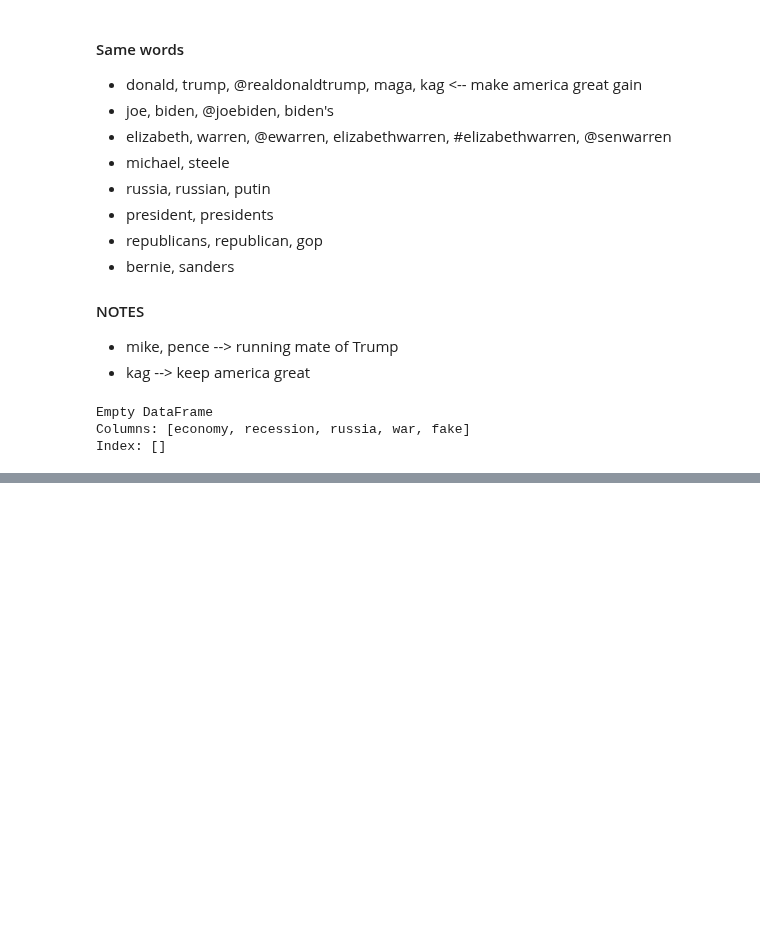
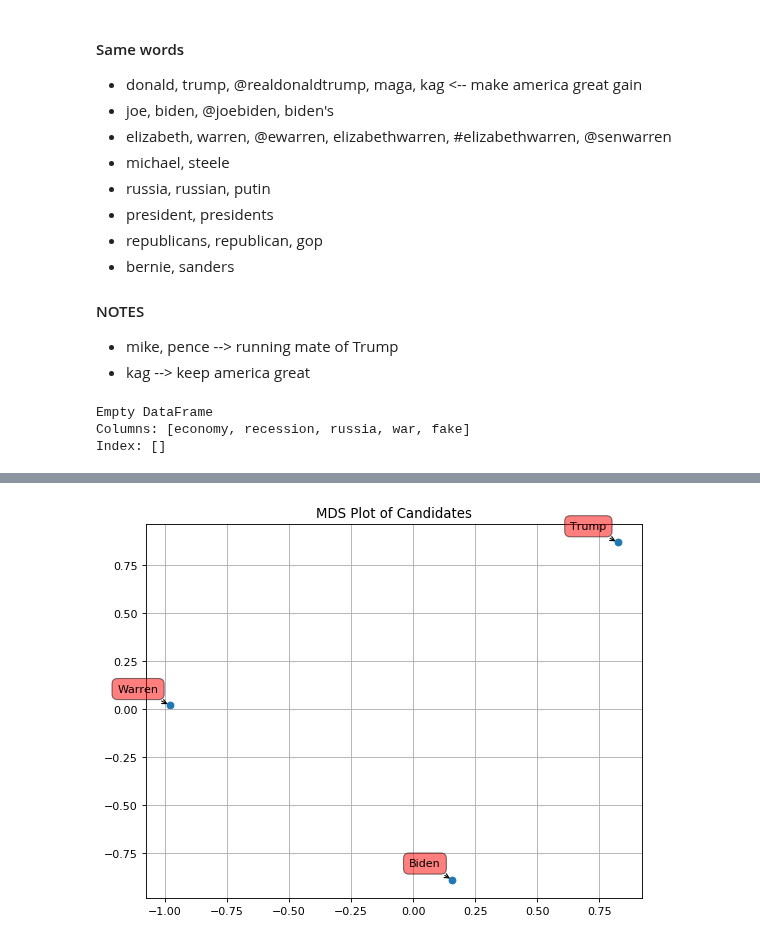
Before and after one commit to abhi-vik/ugc-analytics, a Jupyter notebook: assignments/second/assignment-2.ipynb, the cells around one changed output, grey strips where cells are left out. Cells and saved outputs as stored; diff of their text form; code cells hidden in the pictures; blank space fills up the shorter version.

Commit message:
starting mds plot

```diff
--- a/assignments/second/assignment-2.ipynb
+++ b/assignments/second/assignment-2.ipynb
@@ -273,0 +330,29 @@ do_lift(candidates,key_issues)
+# %%
+# MDS Plot
+seed = np.random.RandomState(seed=3)
+mds = manifold.MDS(n_components=2, max_iter=3000, eps=1e-9,
+      random_state=seed, dissimilarity="euclidean", n_jobs=1)
+results = mds.fit(lift_matrix)
+coords = results.embedding_
+# %%
+plt.figure(num=None, figsize=(8, 6), dpi=80, facecolor='w', edgecolor='k')
+plt.subplots_adjust(bottom = 0.1)
+plt.scatter(coords[:, 0], coords[:, 1], marker = 'o')
+
+for label, x, y in zip(['Biden', 'Trump', 'Warren'], coords[:, 0], coords[:, 1]):
+    plt.annotate(
+        label,
+        xy = (x, y), xytext = (-10, 10),
+        textcoords = 'offset points', ha = 'right', va = 'bottom',
+        bbox = dict(boxstyle = 'round,pad=0.5', fc = 'red', alpha = 0.5),
+        arrowprops = dict(arrowstyle = '->', connectionstyle = 'arc3,rad=0'))
+plt.title('MDS Plot of Candidates')
+plt.grid()
+plt.show()
+
+
+
+# THIS PLOT JUST SHOWS THE CANDIDATES. WE NEED TO COMBINE EACH CANDIDATE WITH EACH ISSUE AND RE-RUN THIS
+# THAT IS WIP
+# %% [output]
+[figure, added]
```
Also changed, not shown: parts of 6 cells of this notebook.
